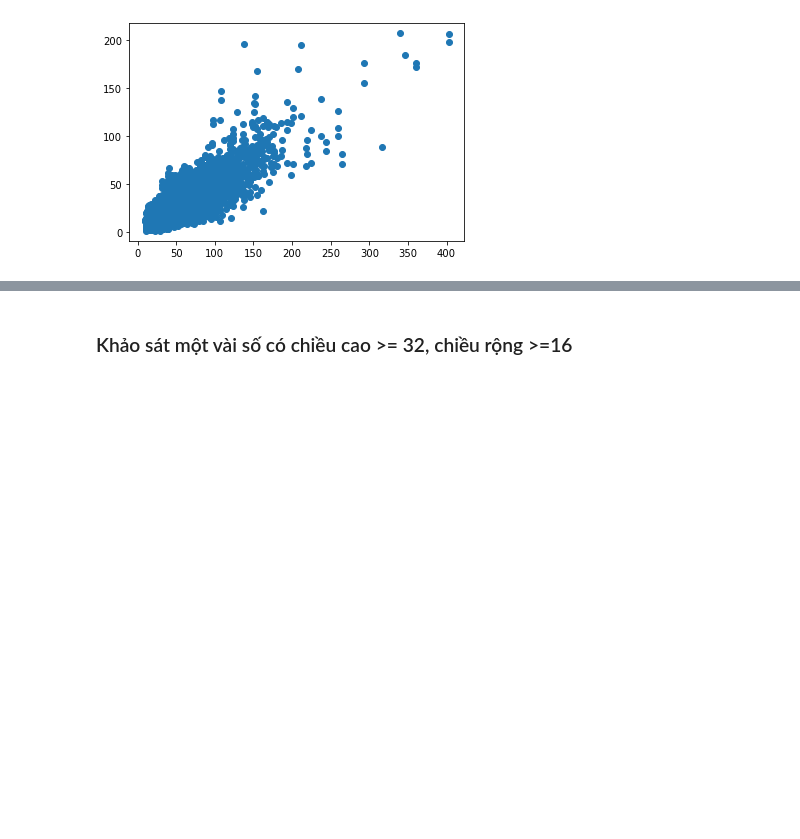
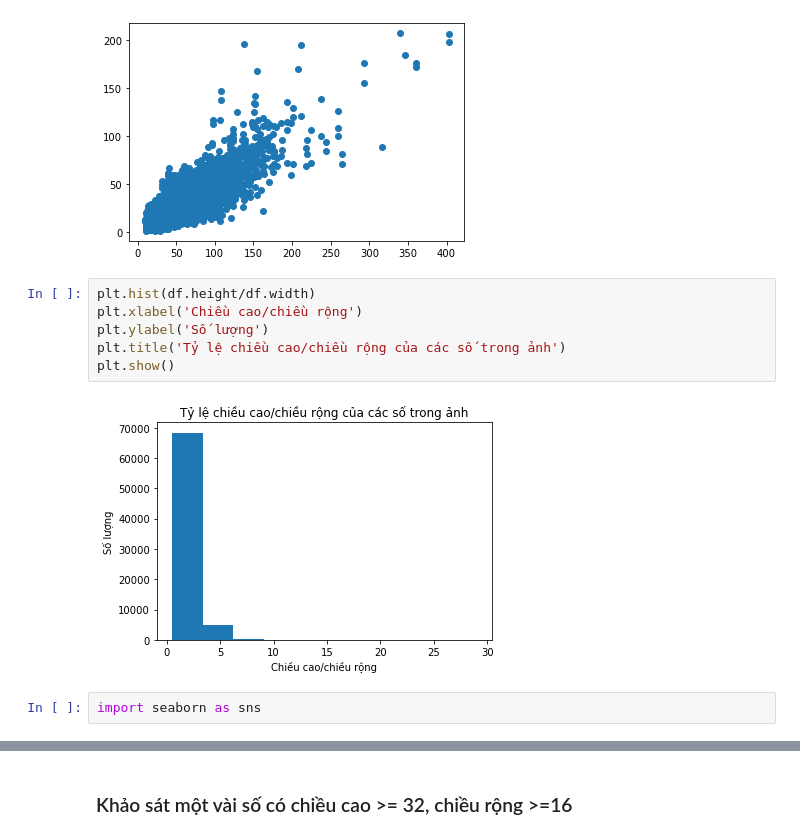
Before and after one commit to ntdas/cv-ndetect, a Jupyter notebook: data_inspection.ipynb, the cells around one changed output, grey strips where cells are left out. Saved outputs shown, nothing was run; the diff lists cells and outputs as text; blank space fills up the shorter version.

```diff
--- a/data_inspection.ipynb
+++ b/data_inspection.ipynb
@@ -319,4 +330,14 @@ plt.scatter(df.height, df.width)
 plt.show()
 # %% [output]
 [figure]
+# %%
+plt.hist(df.height/df.width)
+plt.xlabel('Chiều cao/chiều rộng')
+plt.ylabel('Số lượng')
+plt.title('Tỷ lệ chiều cao/chiều rộng của các số trong ảnh')
+plt.show()
+# %% [output]
+[figure, added]
+# %%
+import seaborn as sns
 # %%
```
Also changed, not shown: parts of 19 cells of this notebook, 7 other files.
